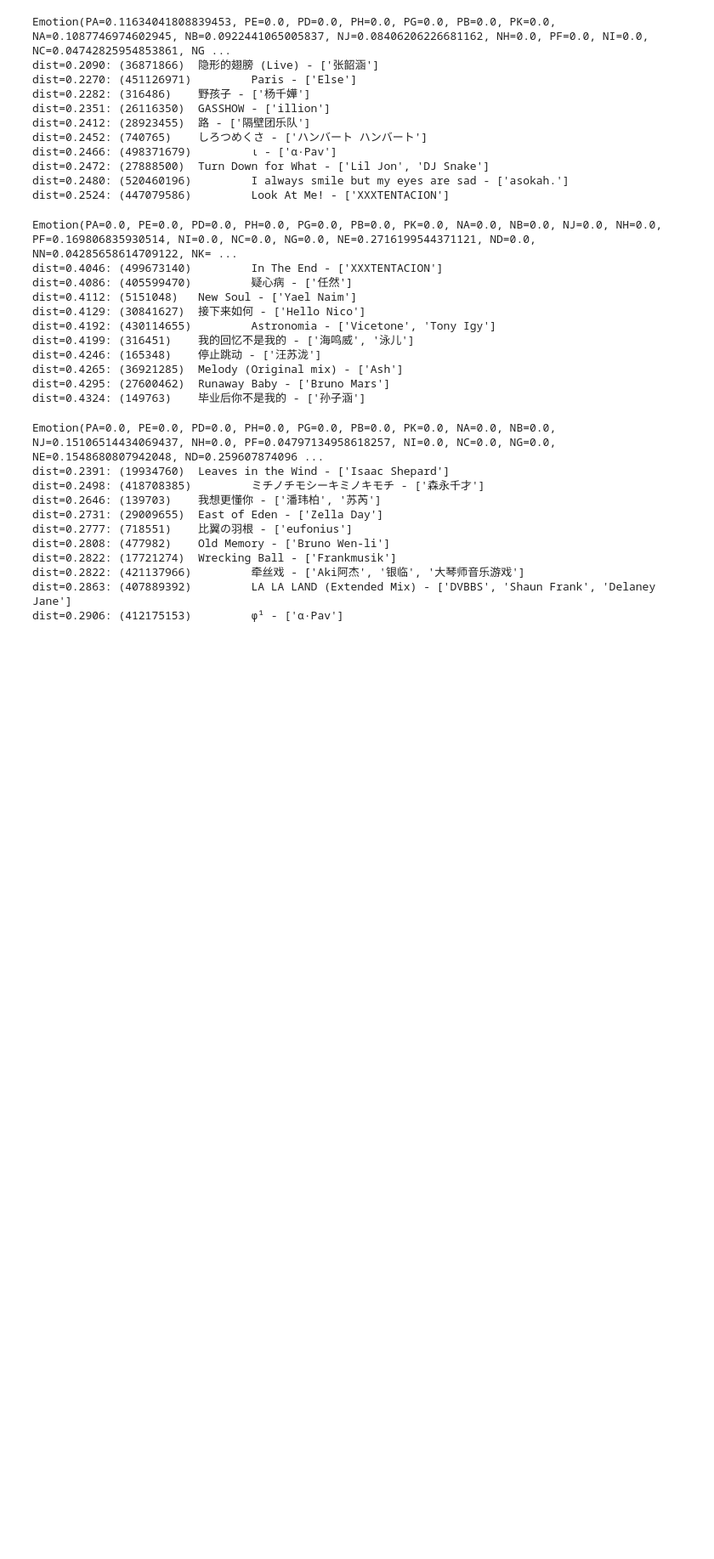
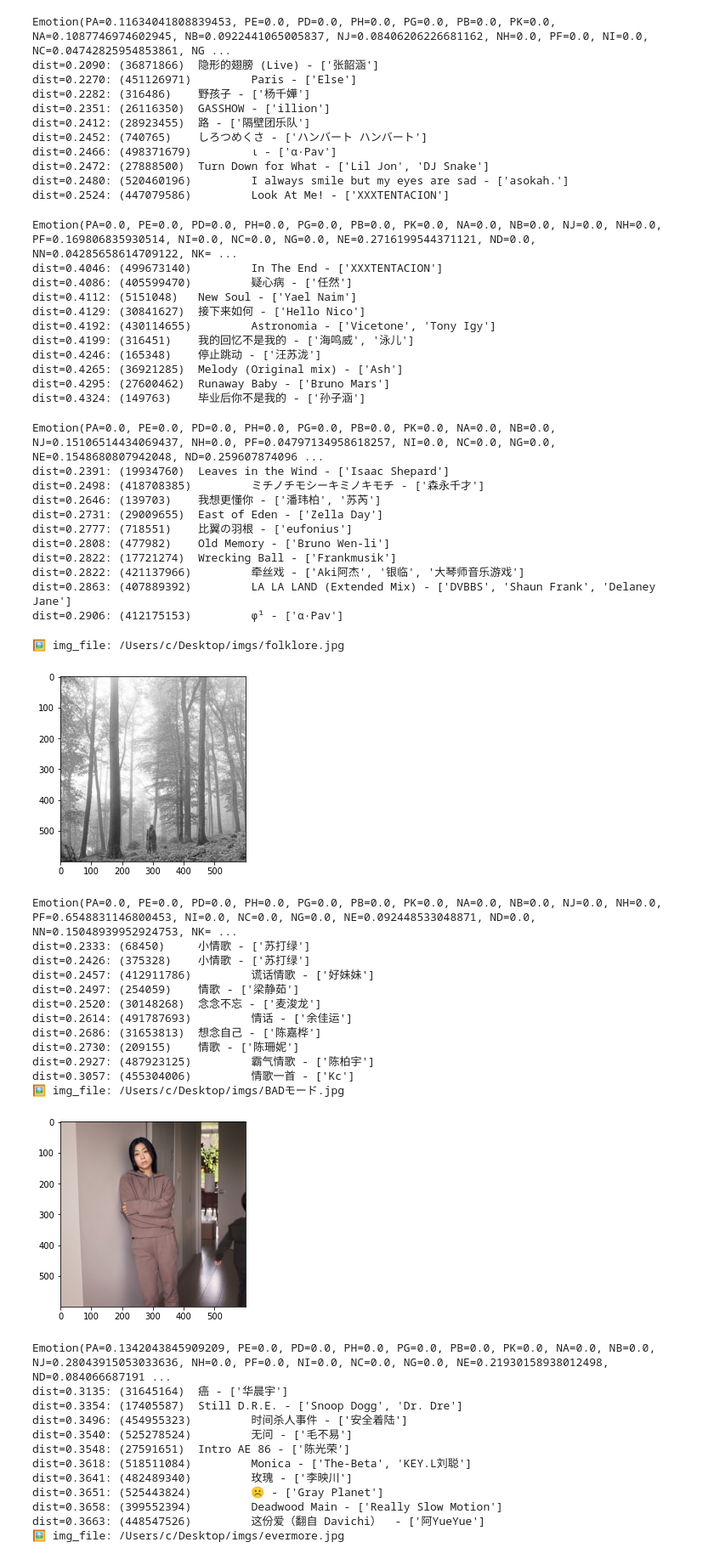
Before and after one commit to cdfmlr/murecom-verse-1, a Jupyter notebook: recommend-pic.ipynb, the cells around one changed output. Shown at 85% size. Saved outputs shown, nothing was run; the diff lists cells and outputs as text; code cells hidden in the pictures; blank space fills up the shorter version.

Commit message:
feat(recommend-pic): more examples
其实情感把握的不太好。。有趣是正面情感。

```diff
--- a/recommend-pic.ipynb
+++ b/recommend-pic.ipynb
@@ -213,3 +213,51 @@ dist=0.2822: (17721274)  Wrecking Ball - ['Frankmusik']
 dist=0.2822: (421137966)         牵丝戏 - ['Aki阿杰', '银临', '大琴师音乐游戏']
 dist=0.2863: (407889392)         LA LA LAND (Extended Mix) - ['DVBBS', 'Shaun Frank', 'Delaney Jane']
 dist=0.2906: (412175153)         φ¹ - ['α·Pav']
+# %%
+import os
+import matplotlib.pyplot as plt
+
+def _img_recommend(img_file):
+    print(f'🖼 img_file: {img_file}')
+    im = plt.imread(img_file)
+    plt.imshow(im)
+    plt.show()
+
+    emotion, distances, tracks = recommend_from_pic(img_file)
+    print(emotion)
+    print_nbrs(distances, tracks)
+
+for root, dirs, files in os.walk('/Users/c/Desktop/imgs/'):
+    for file in files:
+        if not file.endswith('jpg'):
+            continue
+        img = os.path.join(root, file)
+        _img_recommend(img)
+# %% [output]
+🖼 img_file: /Users/c/Desktop/imgs/folklore.jpg
+[figure, added]
+Emotion(PA=0.0, PE=0.0, PD=0.0, PH=0.0, PG=0.0, PB=0.0, PK=0.0, NA=0.0, NB=0.0, NJ=0.0, NH=0.0, PF=0.6548831146800453, NI=0.0, NC=0.0, NG=0.0, NE=0.092448533048871, ND=0.0, NN=0.15048939952924753, NK= ...
+dist=0.2333: (68450)     小情歌 - ['苏打绿']
+dist=0.2426: (375328)    小情歌 - ['苏打绿']
+dist=0.2457: (412911786)         谎话情歌 - ['好妹妹']
+dist=0.2497: (254059)    情歌 - ['梁静茹']
+dist=0.2520: (30148268)  念念不忘 - ['麦浚龙']
+dist=0.2614: (491787693)         情话 - ['余佳运']
+dist=0.2686: (31653813)  想念自己 - ['陈嘉桦']
+dist=0.2730: (209155)    情歌 - ['陈珊妮']
+dist=0.2927: (487923125)         霸气情歌 - ['陈柏宇']
+dist=0.3057: (455304006)         情歌一首 - ['Kc']
+🖼 img_file: /Users/c/Desktop/imgs/BADモード.jpg
+[figure, added]
+Emotion(PA=0.1342043845909209, PE=0.0, PD=0.0, PH=0.0, PG=0.0, PB=0.0, PK=0.0, NA=0.0, NB=0.0, NJ=0.28043915053033636, NH=0.0, PF=0.0, NI=0.0, NC=0.0, NG=0.0, NE=0.21930158938012498, ND=0.084066687191 ...
+dist=0.3135: (31645164)  癌 - ['华晨宇']
+dist=0.3354: (17405587)  Still D.R.E. - ['Snoop Dogg', 'Dr. Dre']
+dist=0.3496: (454955323)         时间杀人事件 - ['安全着陆']
+dist=0.3540: (525278524)         无问 - ['毛不易']
+dist=0.3548: (27591651)  Intro AE 86 - ['陈光荣']
+dist=0.3618: (518511084)         Monica - ['The-Beta', 'KEY.L刘聪']
+dist=0.3641: (482489340)         玫瑰 - ['李映川']
+dist=0.3651: (525443824)         ☹ - ['Gray Planet']
+dist=0.3658: (399552394)         Deadwood Main - ['Really Slow Motion']
+dist=0.3663: (448547526)         这份爱（翻自 Davichi）  - ['阿YueYue']
+🖼 img_file: /Users/c/Desktop/imgs/evermore.jpg
```
Also changed, not shown: parts of 1 cell of this notebook, 2 other files.
